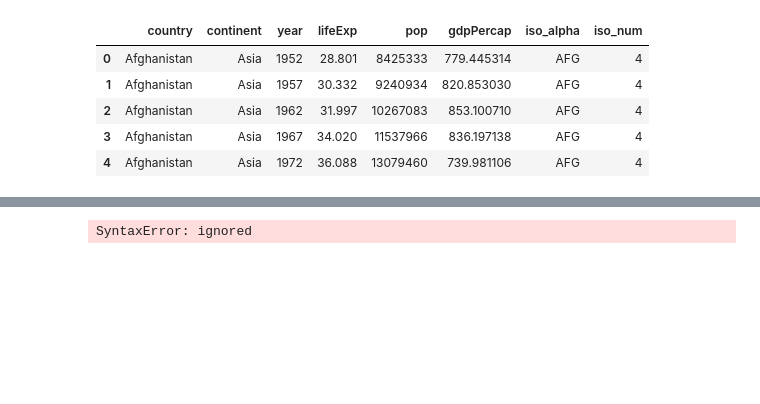
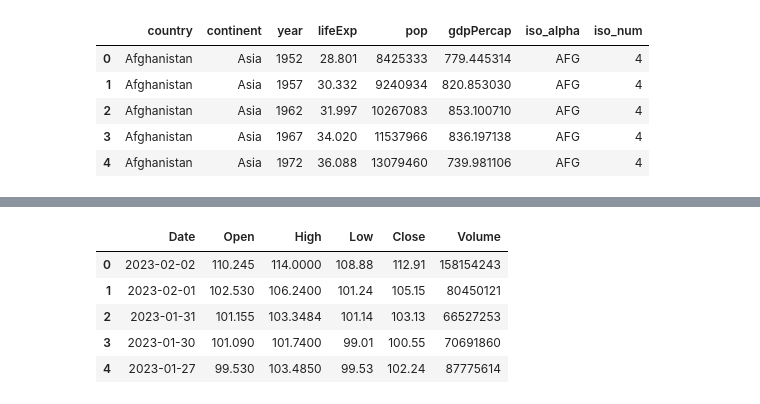
Before and after one commit to czyz-patryk/dataScience, a Jupyter notebook: plotply_express.ipynb, the cells around one changed output, grey strips where cells are left out. Saved outputs shown, nothing was run; the diff lists cells and outputs as text; code cells hidden in the pictures; blank space fills up the shorter version.

```diff
--- a/plotply_express.ipynb
+++ b/plotply_express.ipynb
@@ -148,7 +148,18 @@ px.line(data_frame=df.query("country == 'Poland'"), x='year', y='pop')
 px.line(data_frame=df.query("continent == 'Europe'"), x='year', y='pop', color='country')
 # %% [output]
 [interactive output not drawn]
-# %%
-def fetch_financial_data(company='AMZN')
-# %% [output]
-SyntaxError: ignored
+# %%
+def fetch_financial_data(company='AMZN'):
+  import pandas_datareader.data as web
+  return web.DataReader(name=company, data_source='stooq')
+
+df = fetch_financial_data()
+df= df.reset_index()
+df.head()
+# %% [output]
+|  | Date | Open | High | Low | Close | Volume |
+| 0 | 2023-02-02 | 110.245 | 114.0000 | 108.88 | 112.91 | 158154243 |
+| 1 | 2023-02-01 | 102.530 | 106.2400 | 101.24 | 105.15 | 80450121 |
+| 2 | 2023-01-31 | 101.155 | 103.3484 | 101.14 | 103.13 | 66527253 |
+| 3 | 2023-01-30 | 101.090 | 101.7400 | 99.01 | 100.55 | 70691860 |
+| 4 | 2023-01-27 | 99.530 | 103.4850 | 99.53 | 102.24 | 87775614 |
```
Also changed, not shown: parts of 7 cells of this notebook.
